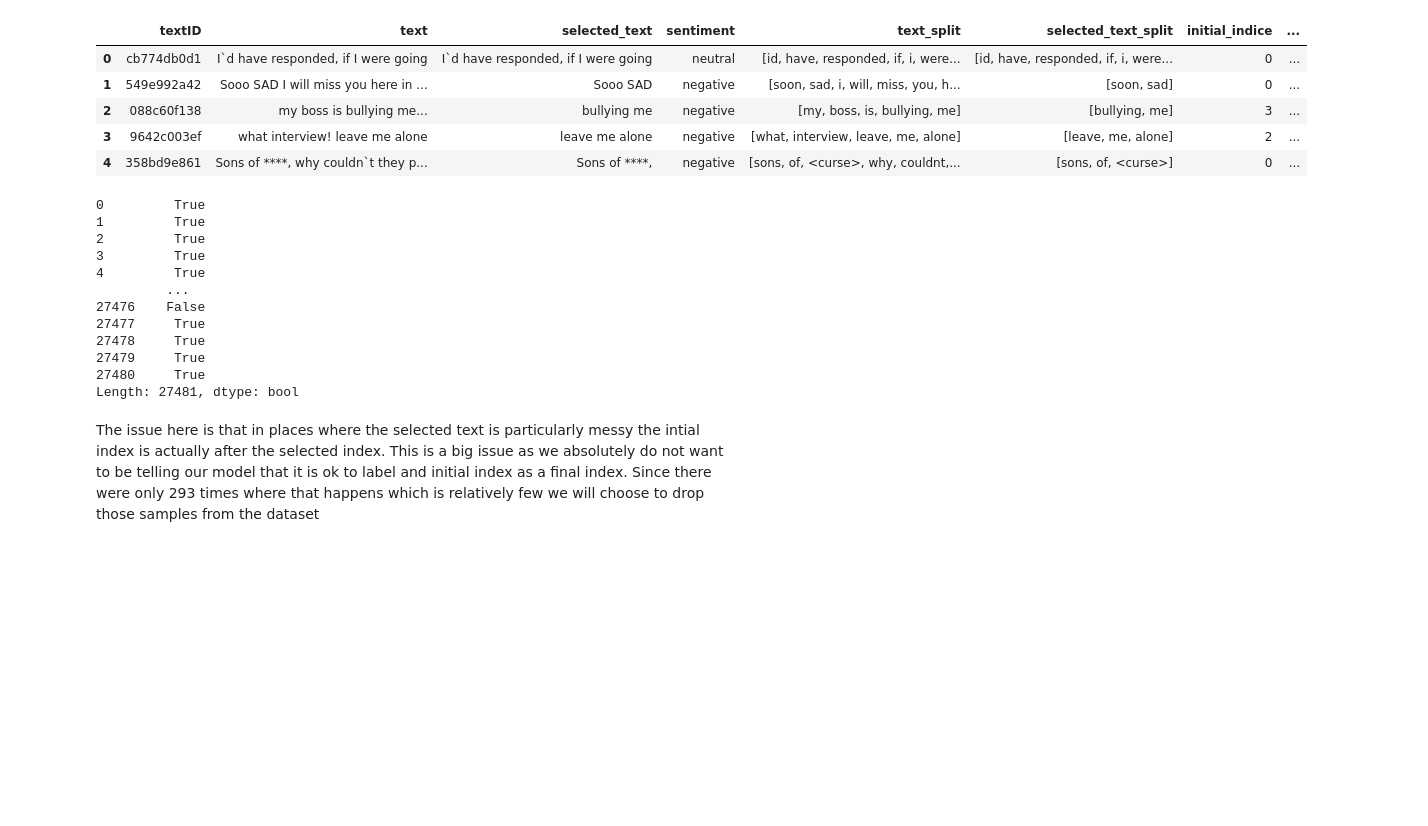
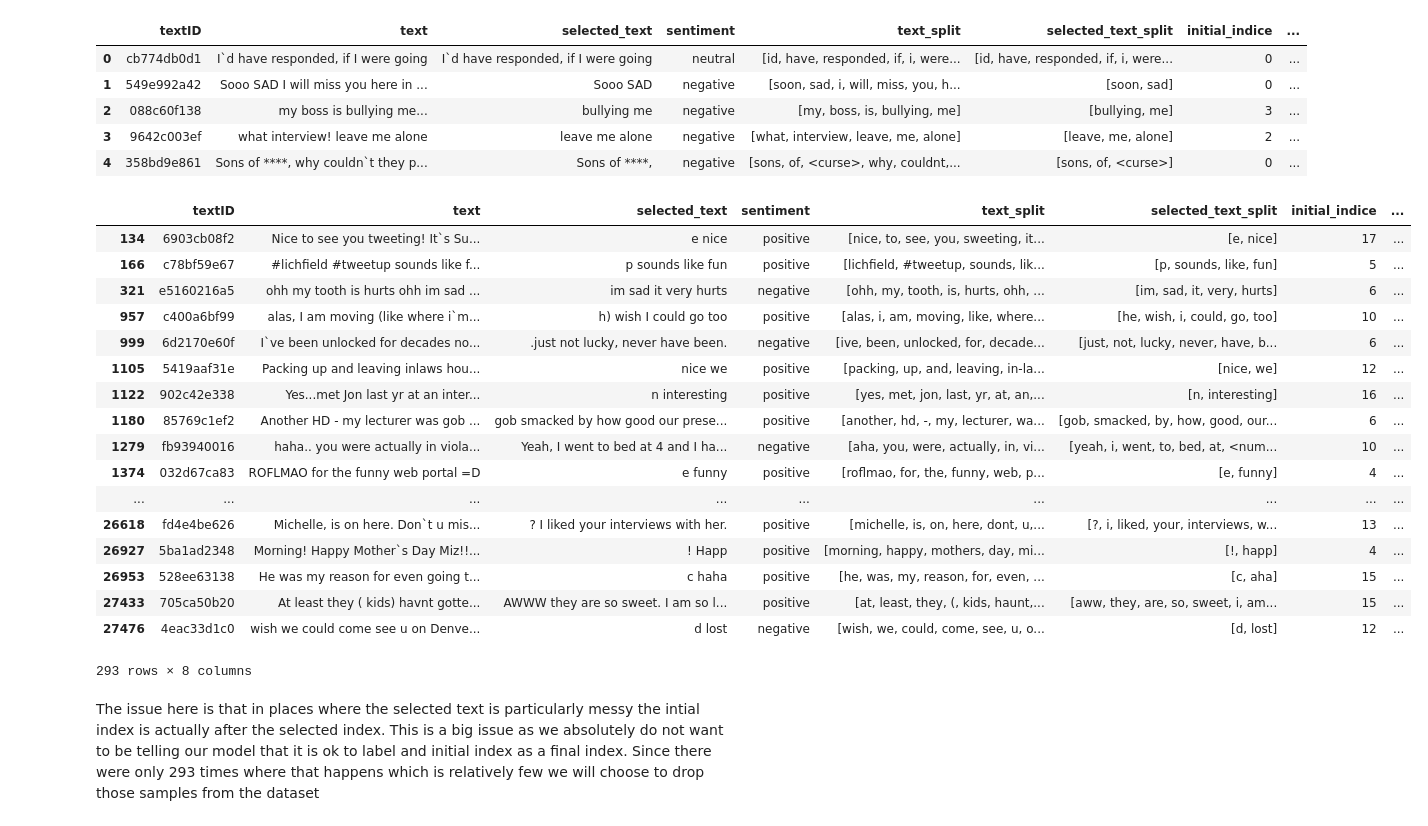
Before and after one commit to joshzwiebel/Tweet-Sentiment-Extraction, a Jupyter notebook: tweet_sentiment_extraction/Preprocessing/feature_engineering.ipynb, the cells around one changed output. Drawn from its saved outputs; the diff is of its cells as text; code cells hidden in the pictures; blank space fills up the shorter version.

```diff
--- a/tweet_sentiment_extraction/Preprocessing/feature_engineering.ipynb
+++ b/tweet_sentiment_extraction/Preprocessing/feature_engineering.ipynb
@@ -47,20 +47,26 @@ df.head()
 | 3 | 9642c003ef | what interview! leave me alone | leave me alone | negative | [what, interview, leave, me, alone] | [leave, me, alone] | 2 | ... |
 | 4 | 358bd9e861 | Sons of ****, why couldn`t they p... | Sons of ****, | negative | [sons, of, <curse>, why, couldnt,... | [sons, of, <curse>] | 0 | ... |
 # %%
-df[df.initial_indice > df.final_indice]`
+df[df.initial_indice > df.final_indice]
 # %% [output]
+|  | textID | text | selected_text | sentiment | text_split | selected_text_split | initial_indice | ... |
+| 134 | 6903cb08f2 | Nice to see you tweeting! It`s Su... | e nice | positive | [nice, to, see, you, sweeting, it... | [e, nice] | 17 | ... |
+| 166 | c78bf59e67 | #lichfield #tweetup sounds like f... | p sounds like fun | positive | [lichfield, #tweetup, sounds, lik... | [p, sounds, like, fun] | 5 | ... |
+| 321 | e5160216a5 | ohh my tooth is hurts ohh im sad ... | im sad it very hurts | negative | [ohh, my, tooth, is, hurts, ohh, ... | [im, sad, it, very, hurts] | 6 | ... |
+| 957 | c400a6bf99 | alas, I am moving (like where i`m... | h) wish I could go too | positive | [alas, i, am, moving, like, where... | [he, wish, i, could, go, too] | 10 | ... |
+| 999 | 6d2170e60f | I`ve been unlocked for decades no... | .just not lucky, never have been. | negative | [ive, been, unlocked, for, decade... | [just, not, lucky, never, have, b... | 6 | ... |
+| 1105 | 5419aaf31e | Packing up and leaving inlaws hou... | nice we | positive | [packing, up, and, leaving, in-la... | [nice, we] | 12 | ... |
+| 1122 | 902c42e338 | Yes...met Jon last yr at an inter... | n interesting | positive | [yes, met, jon, last, yr, at, an,... | [n, interesting] | 16 | ... |
+| 1180 | 85769c1ef2 | Another HD - my lecturer was gob ... | gob smacked by how good our prese... | positive | [another, hd, -, my, lecturer, wa... | [gob, smacked, by, how, good, our... | 6 | ... |
+| 1279 | fb93940016 | haha.. you were actually in viola... | Yeah, I went to bed at 4 and I ha... | negative | [aha, you, were, actually, in, vi... | [yeah, i, went, to, bed, at, <num... | 10 | ... |
+| 1374 | 032d67ca83 | ROFLMAO for the funny web portal =D | e funny | positive | [roflmao, for, the, funny, web, p... | [e, funny] | 4 | ... |
+| ... | ... | ... | ... | ... | ... | ... | ... | ... |
+| 26618 | fd4e4be626 | Michelle, is on here. Don`t u mis... | ? I liked your interviews with her. | positive | [michelle, is, on, here, dont, u,... | [?, i, liked, your, interviews, w... | 13 | ... |
+| 26927 | 5ba1ad2348 | Morning! Happy Mother`s Day Miz!!... | ! Happ | positive | [morning, happy, mothers, day, mi... | [!, happ] | 4 | ... |
+| 26953 | 528ee63138 | He was my reason for even going t... | c haha | positive | [he, was, my, reason, for, even, ... | [c, aha] | 15 | ... |
+| 27433 | 705ca50b20 | At least they ( kids) havnt gotte... | AWWW they are so sweet. I am so l... | positive | [at, least, they, (, kids, haunt,... | [aww, they, are, so, sweet, i, am... | 15 | ... |
+| 27476 | 4eac33d1c0 | wish we could come see u on Denve... | d lost | negative | [wish, we, could, come, see, u, o... | [d, lost] | 12 | ... |
-0         True
-1         True
-2         True
-3         True
-4         True
-         ...
-27476    False
-27477     True
-27478     True
-27479     True
-27480     True
-Length: 27481, dtype: bool
+293 rows × 8 columns
 # %% [markdown]
 The issue here is that in places where the selected text is particularly messy the intial index is actually after the selected index. This is a big issue as we absolutely do not want to be telling our model that it is ok to label and initial index as a final index. Since there were only 293 times where that happens which is relatively few we will choose to drop those samples from the dataset
 # %%
```
Also changed, not shown: parts of 2 cells of this notebook, 5 other files.
